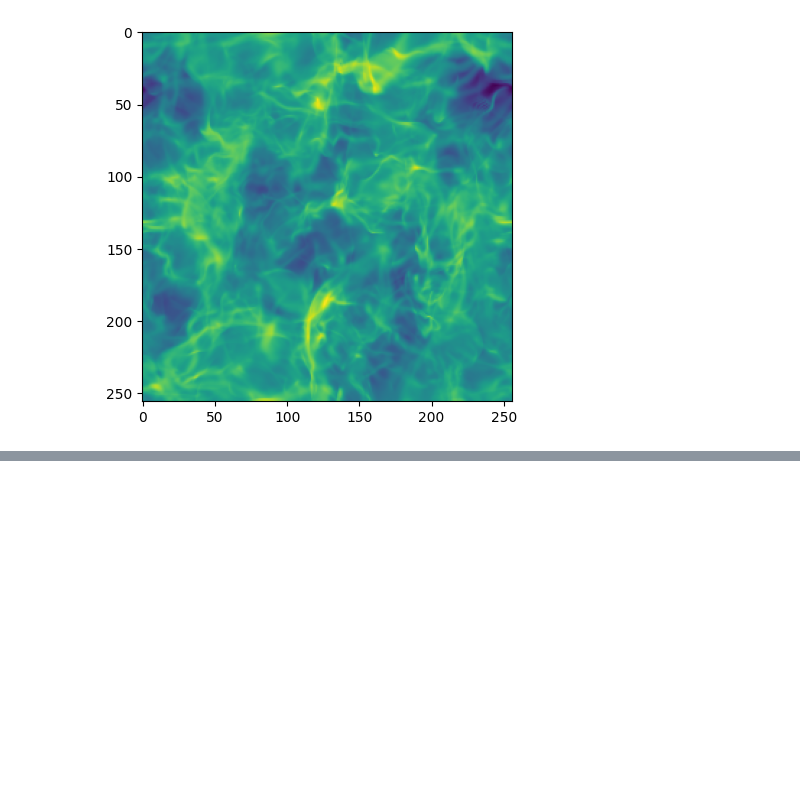
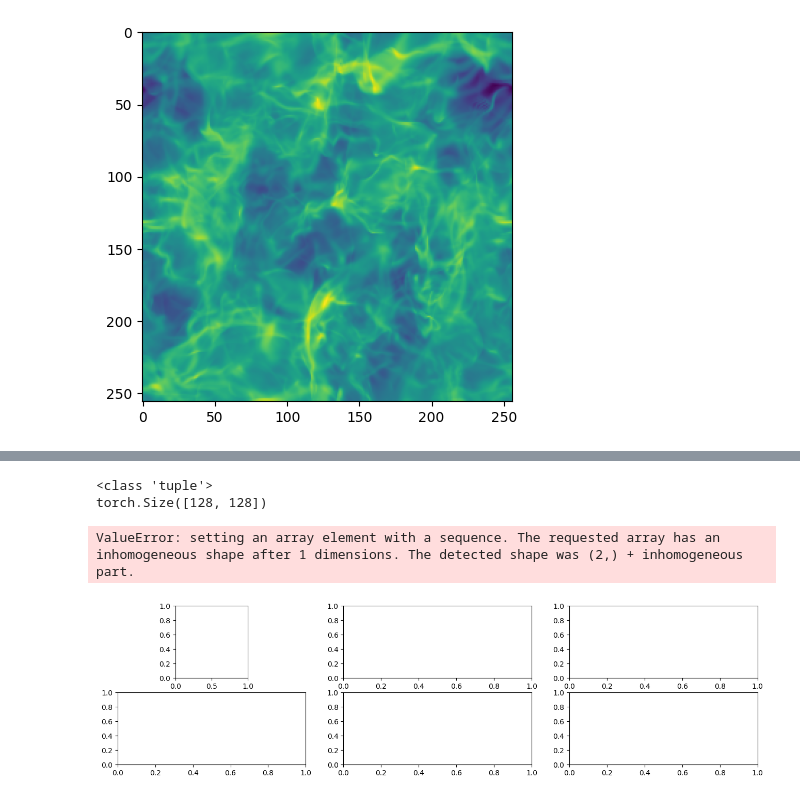
Before and after one commit to Eralys/STL_dev, a Jupyter notebook: STL_main/DT1_Test/CN1_2D_FFT_Torch.ipynb, the cells around one changed output, grey strips where cells are left out. Cells and saved outputs as stored; diff of their text form; code cells hidden in the pictures; blank space fills up the shorter version.

Commit message:
CN1 for 2D FFT Torch class

```diff
--- a/STL_main/DT1_Test/CN1_2D_FFT_Torch.ipynb
+++ b/STL_main/DT1_Test/CN1_2D_FFT_Torch.ipynb
@@ -111,15 +33,0 @@ IndexError: index 2 is out of bounds for dimension 0 with size 2
-# %%
-# Plot the wavelet set in real space, with fftshift
-fig, axs = plt.subplots(J, L, figsize=(2 * L, 2 * J))
-axs = axs.reshape(J, L)
-
-for j in range(J):
-    for l in range(L):
-        ax = axs[j, l]
-        ax.imshow( torch.fft.fftshift(
-            torch.fft.fft2(stl_op.wavelet_op.wavelet_array[j, l]).real
-                  , dim=(-2,-1)))
-        ax.axis('off')
-
-plt.tight_layout()
-plt.show()
@@ -127,0 +34,4 @@ plt.show()
+# %%
+# test initilization of STL_2D_FFT_Torch class
+stl_data_type_full = STLDataClass(data=data_full)
+stl_data_type = STLDataClass(data=data)
@@ -128 +87,27 @@ plt.show()
+# %%
+# Let's subsample some data and see if it works
+
+fig, axes = plt.subplots(2, 3, figsize=(16, 4))
+axes = axes.flatten()
+
+for dg, ax in enumerate(axes):
+
+    # Subsample data
+    stl_data_dg_array = stl_data_type.subsampling(dg, O_fourier=False)
+
+    array_shape = stl_data_dg_array[0].shape
+
+    ax.imshow(stl_data_dg_array)
+    ax.set_title(f"dg={dg}\nsize={array_shape}")
+    ax.axis('off')
+
+plt.tight_layout()
+plt.show()
+
+# It does not work because the subsampling method is exclusively on fourier domain.
+# %% [output]
+<class 'tuple'>
+torch.Size([128, 128])
+ValueError: setting an array element with a sequence. The requested array has an inhomogeneous shape after 1 dimensions. The detected shape was (2,) + inhomogeneous part.
+[figure, added]
 # %%
```
Also changed, not shown: parts of 23 cells of this notebook, 1 other file.
